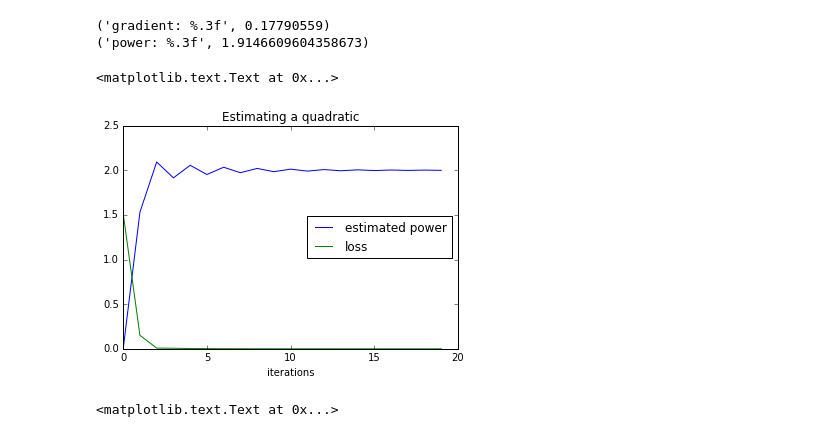
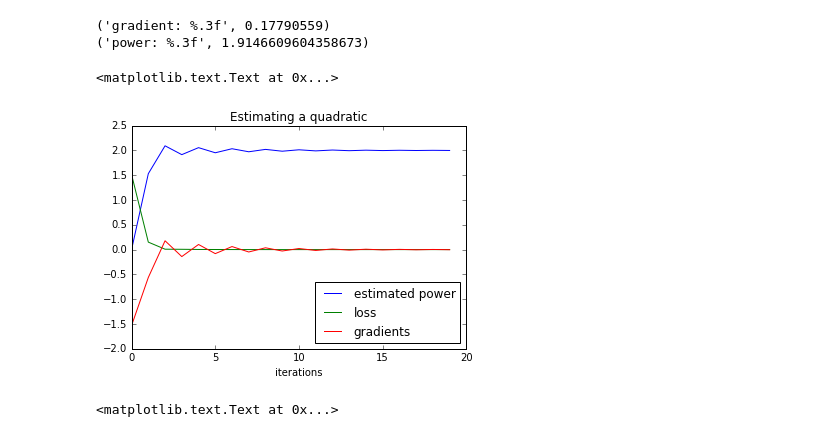
Before and after one commit to neuroailab/psych253, a Jupyter notebook: Lecture9.ipynb, the cells around one changed output. Drawn from its saved outputs; the diff is of its cells as text; code cells hidden in the pictures.

```diff
--- a/Lecture9.ipynb
+++ b/Lecture9.ipynb
@@ -27,7 +27,11 @@ import tensorflow as tf
 
 #defining the scalar input data variable
 batch_size = 200
-x = tf.get_variable('x', shape=(batch_size,), dtype=tf.float32)
+
+#the "placeholder" mechanis is similar in effect to
+#            x = tf.get_variable('x', shape=(batch_size,), dtype=tf.float32)
+#except we don't have to define a fixed name "x"
+x = tf.placeholder(shape=(batch_size,), dtype=tf.float32)
 
 #define the scalar power variable
 initial_power = tf.zeros(shape=())
@@ -37,16 +41,15 @@ power = tf.get_variable('pow', initializer=initial_power, dtype=tf.float32)
 model = x**power
 
 #the output data needs a variable too
-y = tf.get_variable('y', shape=(batch_size,), dtype=tf.float32)
+y = tf.placeholder(shape=(batch_size,), dtype=tf.float32)
 # %%
 #the error rate of the model is mean L2 distance across
 #the batch of data
-
-loss = tf.reduce_mean((model - y)**2)
+power_loss = tf.reduce_mean((model - y)**2)
 # %%
 #now, our goal is to use gradient descent to
 #figure out the parameter of our model -- namely, the power variable
-grad = tf.gradients(loss, power)[0]
+grad = tf.gradients(power_loss, power)[0]
 # %%
 #Let's fit (optimize) the model.
 #to do that we'll have to first of course define a tensorflow session
@@ -129,45 +131,41 @@ losses = []
 
 #and the grads just for luck
 grads = []
 
 #let's iterate the gradient descent process 20 timesteps
 num_iterations = 20
 
 #for each timestep ...
 for i in range(num_iterations):
 
     #... get the current derivative (grad), the current guess of "power"
     #and the loss, given the input and output training data (xval & yval)
-    output = sess.run({'grad': grad,
-                       'power': power,
-                       'loss': loss},
-                      feed_dict={x: xval, y: yval})
-    current_power = output['power']
-    current_loss = output['loss']
-    gradval = output['grad']
+    cur_power, cur_loss, gradval = sess.run([power, power_loss, grad],
+                                        feed_dict={x: xval, y: yval})
 
     #... keep track of interesting stuff along the way
-    powers.append(current_power)
+    powers.append(cur_power)
+    losses.append(cur_loss)
     grads.append(gradval)
-    losses.append(current_loss)
 
     #... now do the gradient descent step
-    new_power = current_power - gradval
+    new_power = cur_power - gradval
 
     #... and actually update the value of the power variable
     assign_op = tf.assign(power, new_power)
     sess.run(assign_op)
 
     #and then, the loop runs again
 
 plt.plot(powers, label='estimated power')
 plt.plot(losses, label='loss')
+plt.plot(grads, label='gradients')
 plt.xlabel('iterations')
-plt.legend(loc='center right')
+plt.legend(loc='lower right')
 plt.title('Estimating a quadratic')
 # %% [output]
 <matplotlib.text.Text at 0x...>
-[figure, old version]
+[figure, new version]
 # %%
 ##ok now let's try that again except where y ~ x^3
 
```
Also changed, not shown: parts of 55 cells of this notebook.
